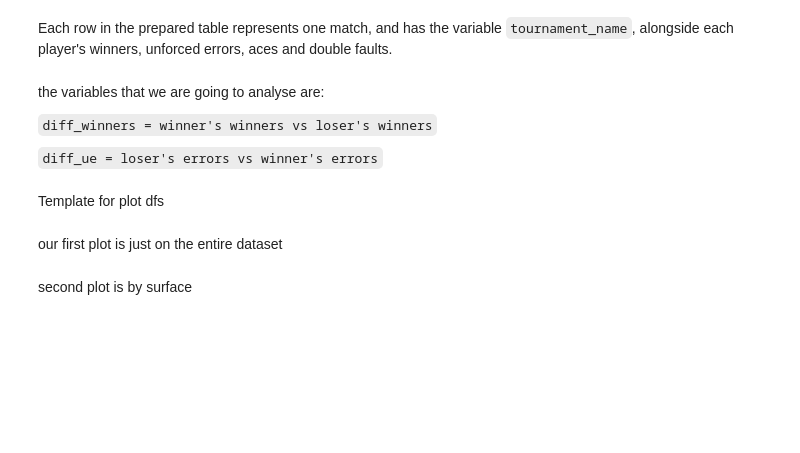
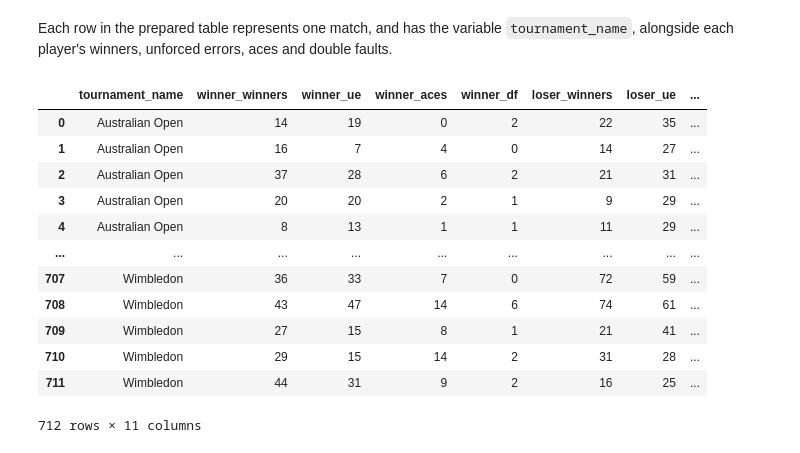
Before and after one commit to tynelee/me204-final-project, a Jupyter notebook: notebooks/NB03-tynelee-Data-Analysis.ipynb, the cells around one changed output. Saved outputs shown, nothing was run; the diff lists cells and outputs as text; code cells hidden in the pictures; blank space fills up the shorter version.

```diff
--- a/notebooks/NB03-tynelee-Data-Analysis.ipynb
+++ b/notebooks/NB03-tynelee-Data-Analysis.ipynb
@@ -13,12 +13,22 @@ import plotly.express as px
 Each row in the prepared table represents one match, and has the variable `tournament_name`, alongside each player's winners, unforced errors, aces and double faults.
 # %%
 df = pd.read_csv("../data/processed/cleaned.csv")
+
+df["winners_margin"] = df["winner_winners"] - df["loser_winners"]
+df["ue_margin"] = -(df["winner_ue"] - df["loser_ue"])
+
+df
+# %% [output]
+|  | tournament_name | winner_winners | winner_ue | winner_aces | winner_df | loser_winners | loser_ue | ... |
+| 0 | Australian Open | 14 | 19 | 0 | 2 | 22 | 35 | ... |
+| 1 | Australian Open | 16 | 7 | 4 | 0 | 14 | 27 | ... |
+| 2 | Australian Open | 37 | 28 | 6 | 2 | 21 | 31 | ... |
+| 3 | Australian Open | 20 | 20 | 2 | 1 | 9 | 29 | ... |
+| 4 | Australian Open | 8 | 13 | 1 | 1 | 11 | 29 | ... |
+| ... | ... | ... | ... | ... | ... | ... | ... | ... |
+| 707 | Wimbledon | 36 | 33 | 7 | 0 | 72 | 59 | ... |
+| 708 | Wimbledon | 43 | 47 | 14 | 6 | 74 | 61 | ... |
+| 709 | Wimbledon | 27 | 15 | 8 | 1 | 21 | 41 | ... |
+| 710 | Wimbledon | 29 | 15 | 14 | 2 | 31 | 28 | ... |
+| 711 | Wimbledon | 44 | 31 | 9 | 2 | 16 | 25 | ... |
+712 rows × 11 columns
-# %% [markdown]
-the variables that we are going to analyse are:
-
-`diff_winners = winner's winners vs loser's winners`
-
-
-`diff_ue = loser's errors vs winner's errors`
-# %% [markdown]
-Template for plot dfs
@@ -33,4 +34,0 @@ plot_df = (
-# %% [markdown]
-our first plot is just on the entire dataset
-# %% [markdown]
-second plot is by surface
```
Also changed, not shown: parts of 15 cells of this notebook, 1 other file.
